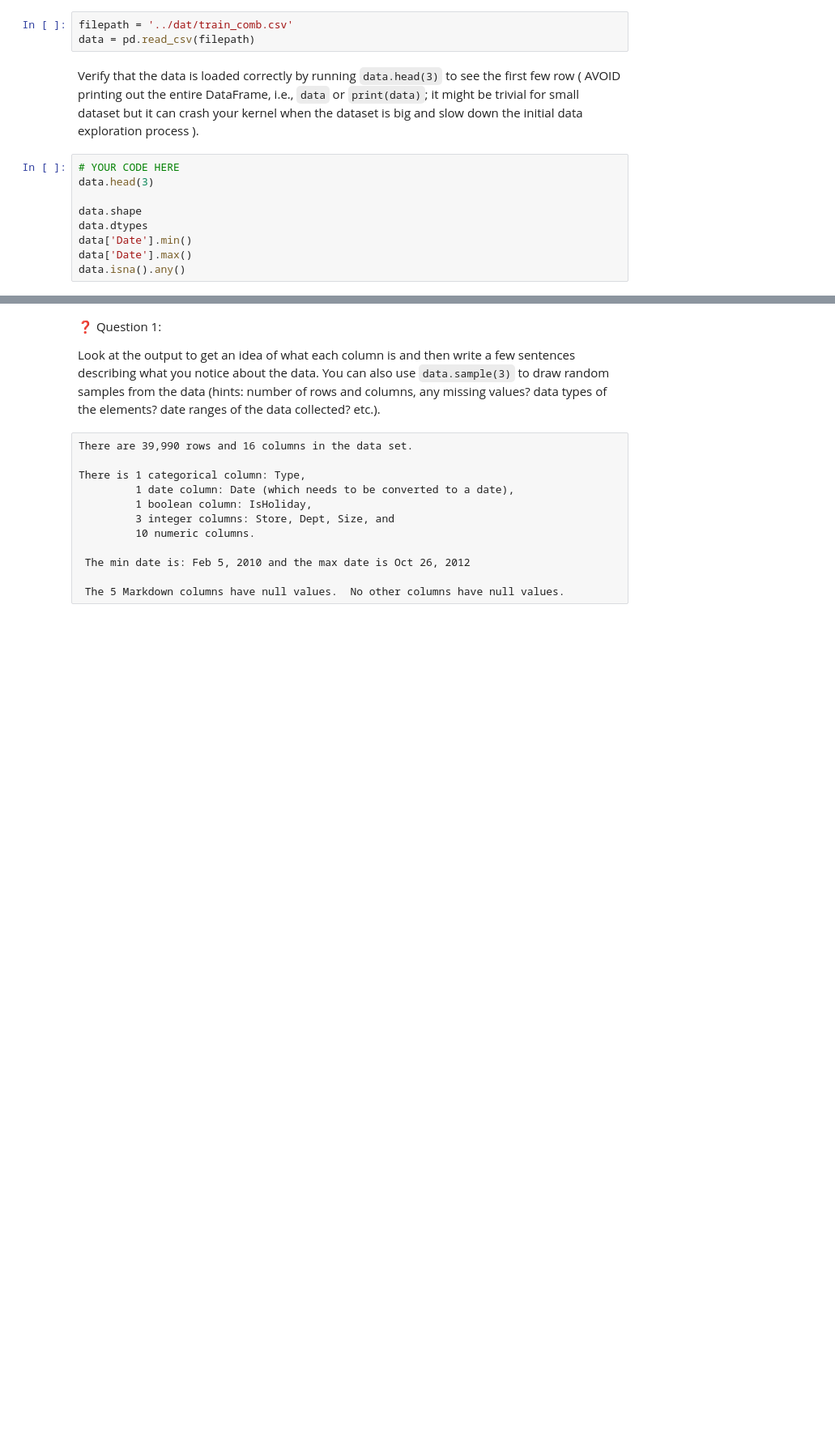
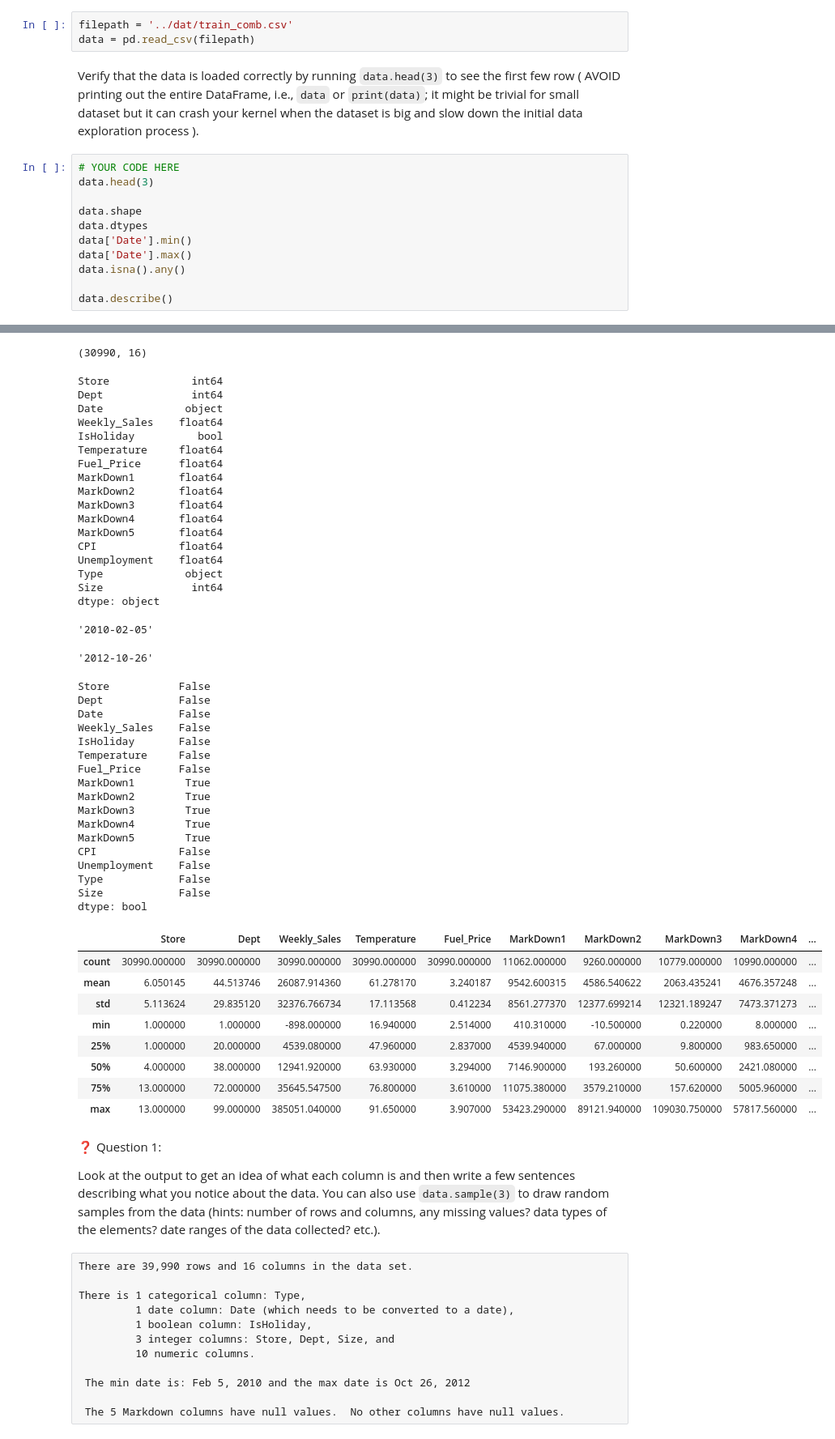
Before and after one commit to annrdyer/ann_repo, a Jupyter notebook: assignments/week-04-data-eng-airflow/nb/walmart-sales-data.ipynb, the cells around one changed output, grey strips where cells are left out. Shown at 81% size. Drawn from its saved outputs; the diff is of its cells as text; blank space fills up the shorter version.

```diff
--- a/assignments/week-04-data-eng-airflow/nb/walmart-sales-data.ipynb
+++ b/assignments/week-04-data-eng-airflow/nb/walmart-sales-data.ipynb
@@ -49,17 +49,65 @@ Verify that the data is loaded correctly by running `data.head(3)` to see the fi
 # %%
 # YOUR CODE HERE
 data.head(3)
 
 data.shape
 data.dtypes
 data['Date'].min()
 data['Date'].max()
 data.isna().any()
+
+data.describe()
 # %% [output]
 |  | Store | Dept | Date | Weekly_Sales | IsHoliday | Temperature | Fuel_Price | MarkDown1 | MarkDown2 | ... |
 | 0 | 1 | 1 | 2010-02-05 | 24924.50 | False | 42.31 | 2.572 | NaN | NaN | ... |
 | 1 | 1 | 1 | 2010-02-12 | 46039.49 | True | 38.51 | 2.548 | NaN | NaN | ... |
 | 2 | 1 | 1 | 2010-02-19 | 41595.55 | False | 39.93 | 2.514 | NaN | NaN | ... |
+(30990, 16)
+Store             int64
+Dept              int64
+Date             object
+Weekly_Sales    float64
+IsHoliday          bool
+Temperature     float64
+Fuel_Price      float64
+MarkDown1       float64
+MarkDown2       float64
+MarkDown3       float64
+MarkDown4       float64
+MarkDown5       float64
+CPI             float64
+Unemployment    float64
+Type             object
+Size              int64
+dtype: object
+'2010-02-05'
+'2012-10-26'
+Store           False
+Dept            False
+Date            False
+Weekly_Sales    False
+IsHoliday       False
+Temperature     False
+Fuel_Price      False
+MarkDown1        True
+MarkDown2        True
+MarkDown3        True
+MarkDown4        True
+MarkDown5        True
+CPI             False
+Unemployment    False
+Type            False
+Size            False
+dtype: bool
+|  | Store | Dept | Weekly_Sales | Temperature | Fuel_Price | MarkDown1 | MarkDown2 | MarkDown3 | MarkDown4 | ... |
+| count | 30990.000000 | 30990.000000 | 30990.000000 | 30990.000000 | 30990.000000 | 11062.000000 | 9260.000000 | 10779.000000 | 10990.000000 | ... |
+| mean | 6.050145 | 44.513746 | 26087.914360 | 61.278170 | 3.240187 | 9542.600315 | 4586.540622 | 2063.435241 | 4676.357248 | ... |
+| std | 5.113624 | 29.835120 | 32376.766734 | 17.113568 | 0.412234 | 8561.277370 | 12377.699214 | 12321.189247 | 7473.371273 | ... |
+| min | 1.000000 | 1.000000 | -898.000000 | 16.940000 | 2.514000 | 410.310000 | -10.500000 | 0.220000 | 8.000000 | ... |
+| 25% | 1.000000 | 20.000000 | 4539.080000 | 47.960000 | 2.837000 | 4539.940000 | 67.000000 | 9.800000 | 983.650000 | ... |
+| 50% | 4.000000 | 38.000000 | 12941.920000 | 63.930000 | 3.294000 | 7146.900000 | 193.260000 | 50.600000 | 2421.080000 | ... |
+| 75% | 13.000000 | 72.000000 | 35645.547500 | 76.800000 | 3.610000 | 11075.380000 | 3579.210000 | 157.620000 | 5005.960000 | ... |
+| max | 13.000000 | 99.000000 | 385051.040000 | 91.650000 | 3.907000 | 53423.290000 | 89121.940000 | 109030.750000 | 57817.560000 | ... |
 # %% [markdown]
 ❓ Question 1:
 
```
Also changed, not shown: parts of 9 cells of this notebook.
